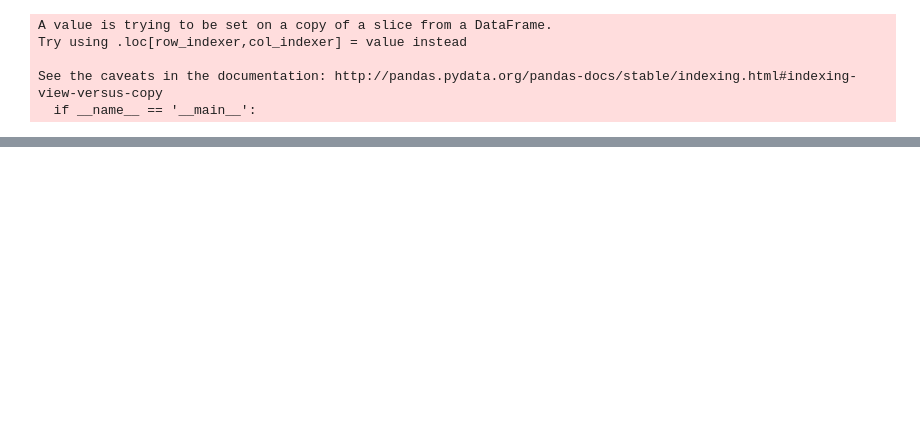
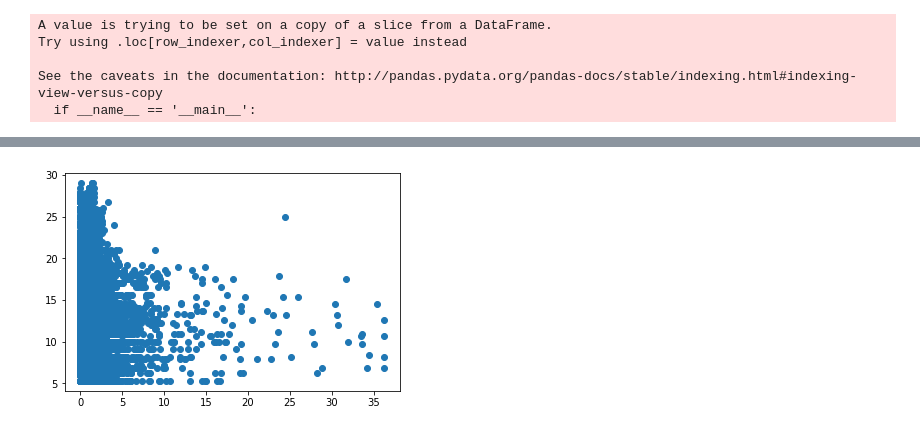
Before and after one commit to mccormd1/LCandR, a Jupyter notebook: LC_python/Data Cleaning.ipynb, the cells around one changed output, grey strips where cells are left out. Saved outputs shown, nothing was run; the diff lists cells and outputs as text; code cells hidden in the pictures; blank space fills up the shorter version.

```diff
--- a/LC_python/Data Cleaning.ipynb
+++ b/LC_python/Data Cleaning.ipynb
@@ -240,6 +240,8 @@ feat_raw[['balance1','balance2','pymnts_left','loan_status','total_rec_prncp','t
 # %%
 %matplotlib inline
 import matplotlib.pyplot as plt
 
-plt.scatter(feat_raw.balance,feat_raw.int_rate)
+plt.scatter(feat_raw.balance1,feat_raw.int_rate)
 plt.show()
+# %% [output]
+[figure, added]
```
Also changed, not shown: parts of 22 cells of this notebook.
